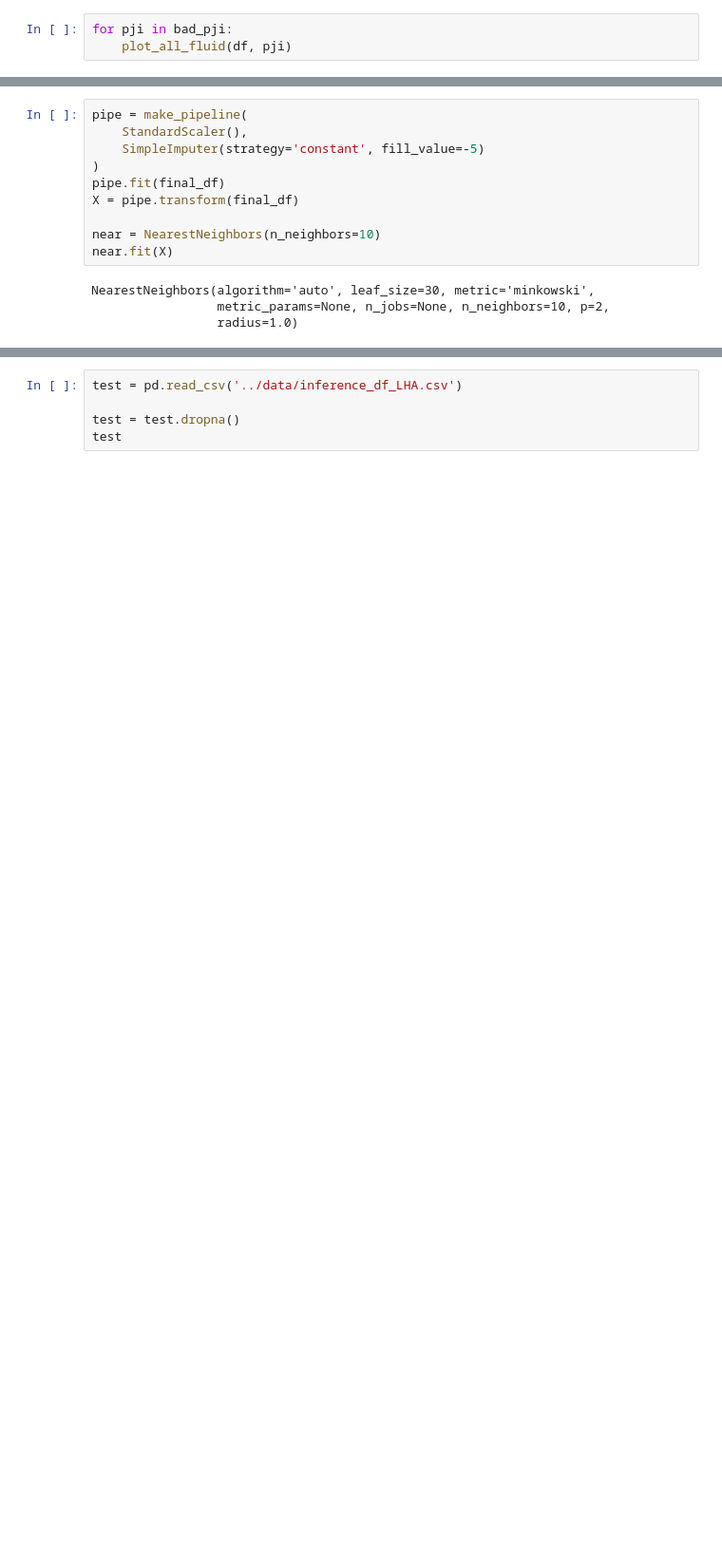
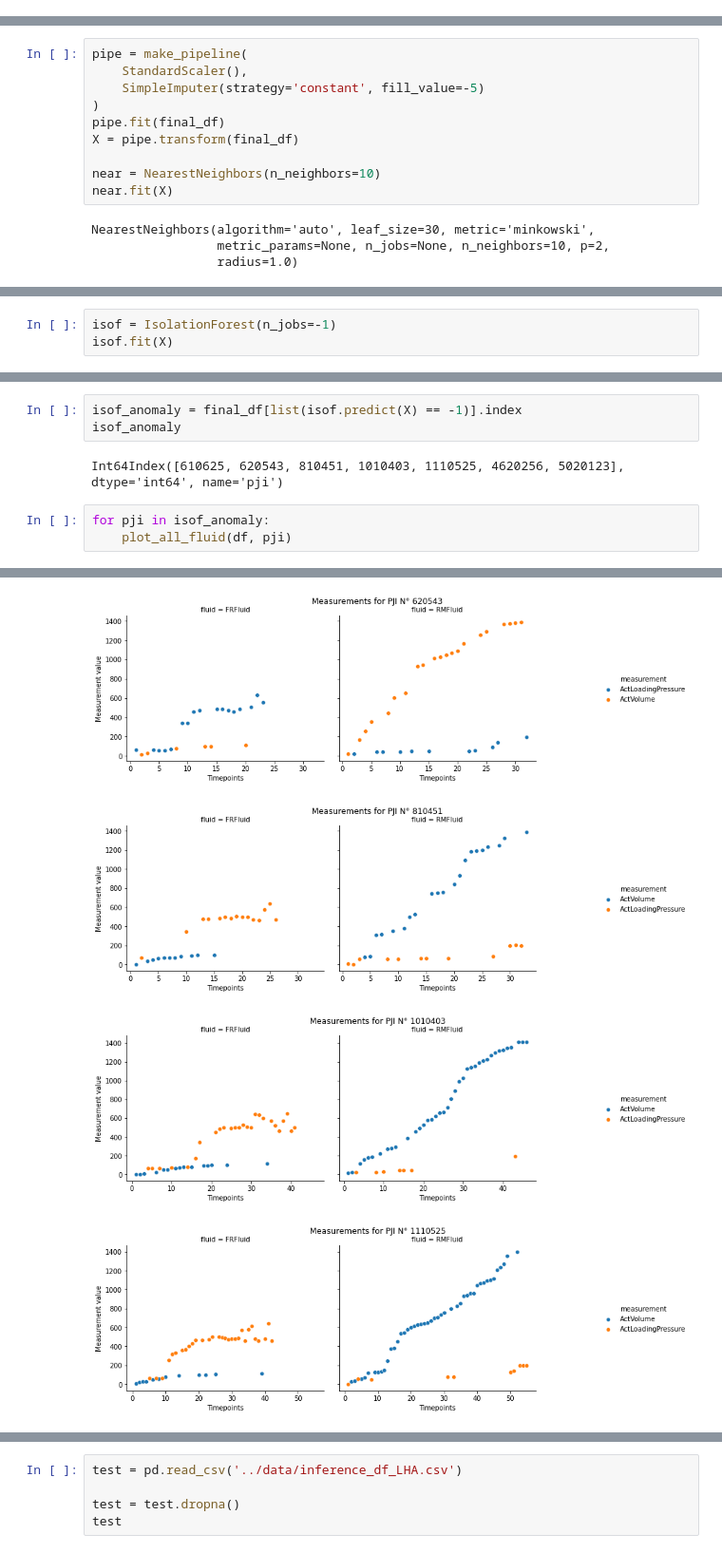
Before and after one commit to alixtc/Renault, a Jupyter notebook: notebooks/Anomaly detection.ipynb, the cells around one changed output, grey strips where cells are left out. Shown at 95% size. Saved outputs shown, nothing was run; the diff lists cells and outputs as text; blank space fills up the shorter version.

```diff
--- a/notebooks/Anomaly detection.ipynb
+++ b/notebooks/Anomaly detection.ipynb
@@ -118,3 +106,0 @@ bad_pji
-# %%
-for pji in bad_pji:
-    plot_all_fluid(df, pji)
@@ -261,0 +199,3 @@ for pji in proximity.index:
+# %%
+isof = IsolationForest(n_jobs=-1)
+isof.fit(X)
@@ -261,0 +206,9 @@ for pji in proximity.index:
+# %%
+isof_anomaly = final_df[list(isof.predict(X) == -1)].index
+isof_anomaly
+# %% [output]
+Int64Index([610625, 620543, 810451, 1010403, 1110525, 4620256, 5020123], dtype='int64', name='pji')
+# %%
+for pji in isof_anomaly:
+    plot_all_fluid(df, pji)
+# %% [output]
@@ -261,0 +216,4 @@ for pji in proximity.index:
+[figure, added]
+[figure, added]
+[figure, added]
+[figure, added]
```
Also changed, not shown: parts of 40 cells of this notebook, 1 other file.
